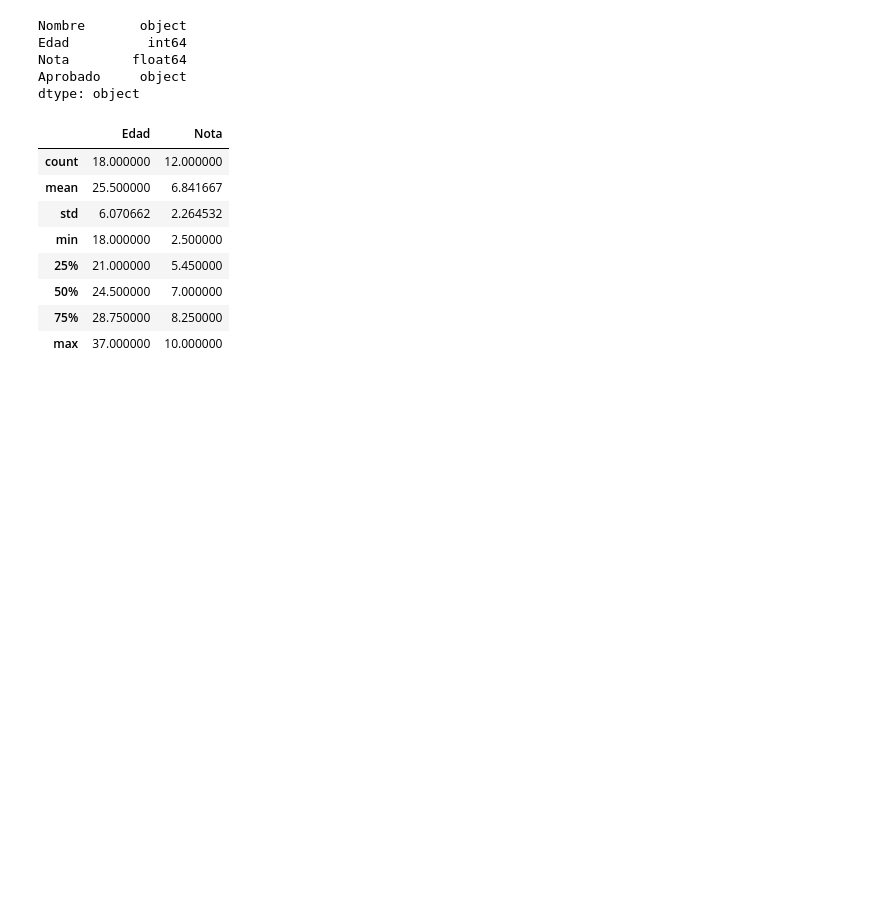
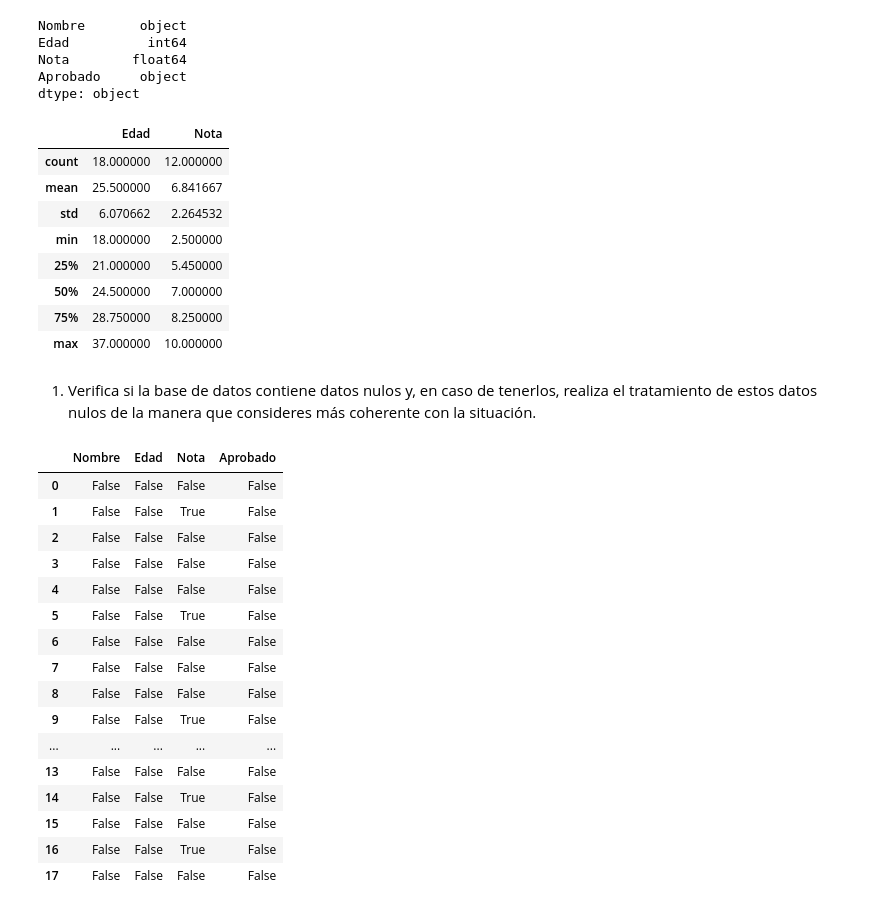
Before and after one commit to Luis1g/Python_DataScience, a Jupyter notebook: Pandas/desafio1.ipynb, the cells around one changed output. Cells and saved outputs as stored; diff of their text form; code cells hidden in the pictures; blank space fills up the shorter version.

```diff
--- a/Pandas/desafio1.ipynb
+++ b/Pandas/desafio1.ipynb
@@ -57,3 +57,25 @@ df.describe()
 | 50% | 24.500000 | 7.000000 |
 | 75% | 28.750000 | 8.250000 |
 | max | 37.000000 | 10.000000 |
+# %% [markdown]
+1. Verifica si la base de datos contiene datos nulos y, en caso de tenerlos, realiza el tratamiento de estos datos nulos de la manera que consideres más coherente con la situación.
+# %%
+df.isnull()
+# %% [output]
+|  | Nombre | Edad | Nota | Aprobado |
+| 0 | False | False | False | False |
+| 1 | False | False | True | False |
+| 2 | False | False | False | False |
+| 3 | False | False | False | False |
+| 4 | False | False | False | False |
+| 5 | False | False | True | False |
+| 6 | False | False | False | False |
+| 7 | False | False | False | False |
+| 8 | False | False | False | False |
+| 9 | False | False | True | False |
+| ... | ... | ... | ... | ... |
+| 13 | False | False | False | False |
+| 14 | False | False | True | False |
+| 15 | False | False | False | False |
+| 16 | False | False | True | False |
+| 17 | False | False | False | False |
```
Also changed, not shown: parts of 9 cells of this notebook, 3 other files.
